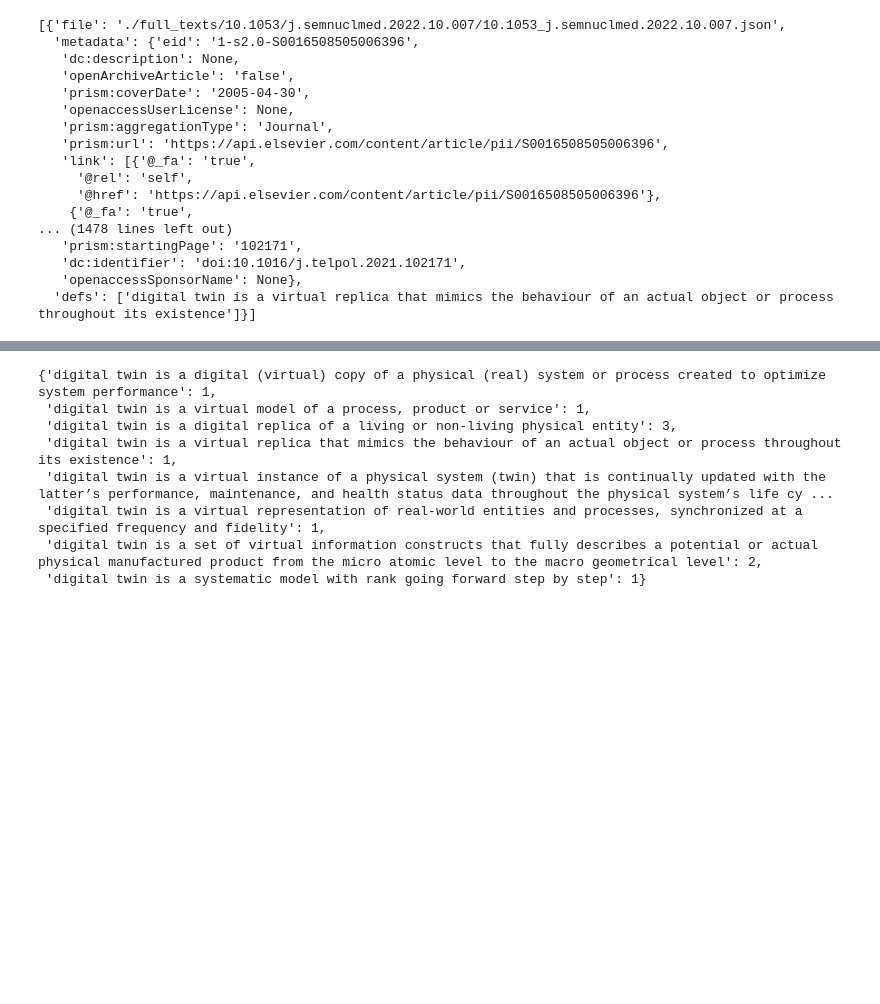
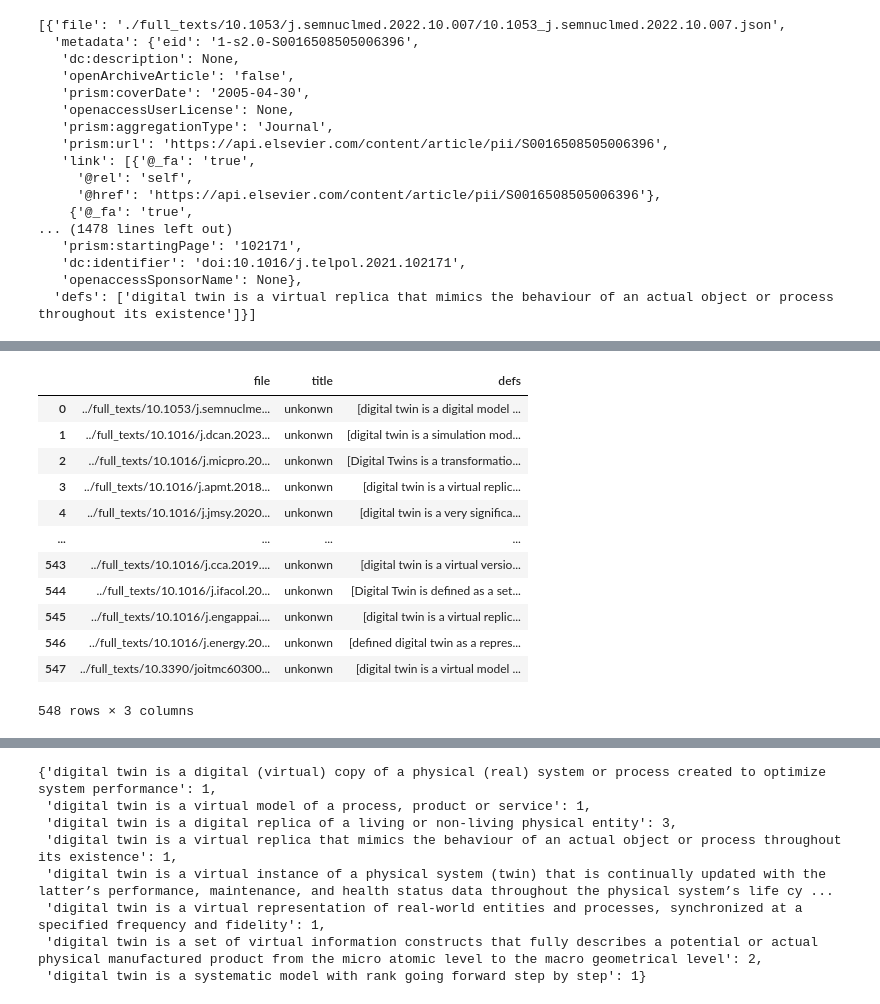
Before and after one commit to ualsg/dt-definitions, a Jupyter notebook: notebooks/03_regex_extract_definitons.ipynb, the cells around one changed output, grey strips where cells are left out. Saved outputs shown, nothing was run; the diff lists cells and outputs as text; code cells hidden in the pictures; blank space fills up the shorter version.

```diff
--- a/notebooks/03_regex_extract_definitons.ipynb
+++ b/notebooks/03_regex_extract_definitons.ipynb
@@ -100,0 +106,17 @@ all_definitions
+# %%
+definitions_df = pd.DataFrame(all_definitions)
+definitions_df
+# %% [output]
+|  | file | title | defs |
+| 0 | ../full_texts/10.1053/j.semnuclme... | unkonwn | [digital twin is a digital model ... |
+| 1 | ../full_texts/10.1016/j.dcan.2023... | unkonwn | [digital twin is a simulation mod... |
+| 2 | ../full_texts/10.1016/j.micpro.20... | unkonwn | [Digital Twins is a transformatio... |
+| 3 | ../full_texts/10.1016/j.apmt.2018... | unkonwn | [digital twin is a virtual replic... |
+| 4 | ../full_texts/10.1016/j.jmsy.2020... | unkonwn | [digital twin is a very significa... |
+| ... | ... | ... | ... |
+| 543 | ../full_texts/10.1016/j.cca.2019.... | unkonwn | [digital twin is a virtual versio... |
+| 544 | ../full_texts/10.1016/j.ifacol.20... | unkonwn | [Digital Twin is defined as a set... |
+| 545 | ../full_texts/10.1016/j.engappai.... | unkonwn | [digital twin is a virtual replic... |
+| 546 | ../full_texts/10.1016/j.energy.20... | unkonwn | [defined digital twin as a repres... |
+| 547 | ../full_texts/10.3390/joitmc60300... | unkonwn | [digital twin is a virtual model ... |
+548 rows × 3 columns
```
Also changed, not shown: parts of 11 cells of this notebook, 1 other file.
